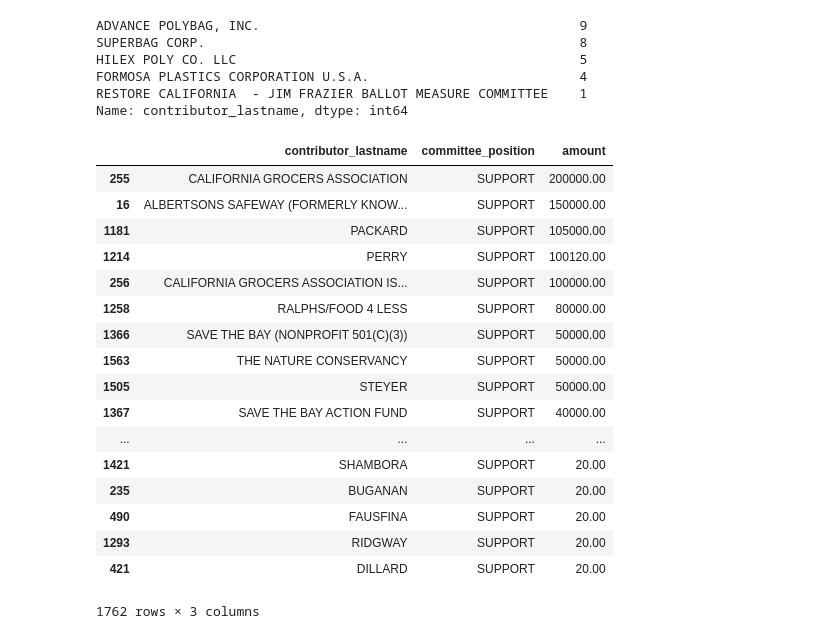
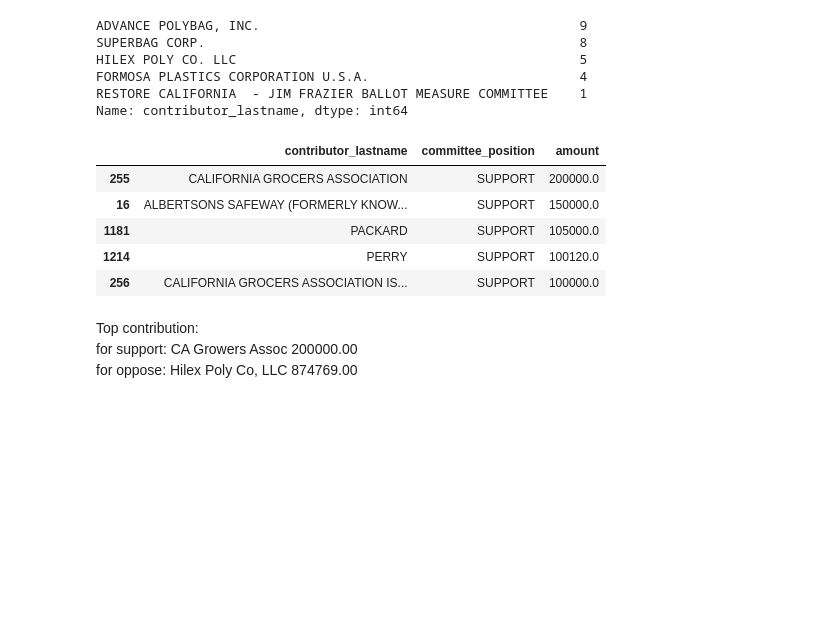
Before and after one commit to Oteu/first-python-notebook, a Jupyter notebook: my-third-notebook.ipynb, the cells around one changed output. Cells and saved outputs as stored; diff of their text form; code cells hidden in the pictures; blank space fills up the shorter version.

```diff
--- a/my-third-notebook.ipynb
+++ b/my-third-notebook.ipynb
@@ -208,23 +200,15 @@ FORMOSA PLASTICS CORPORATION U.S.A.                           4
 RESTORE CALIFORNIA  - JIM FRAZIER BALLOT MEASURE COMMITTEE    1
 Name: contributor_lastname, dtype: int64
 # %%
-support.groupby(["contributor_lastname", "committee_position"]).amount.sum().reset_index().sort_values('amount', ascending=False)
+support.groupby(["contributor_lastname", "committee_position"]).amount.sum().reset_index().sort_values('amount', ascending=False).head()
 # %% [output]
 |  | contributor_lastname | committee_position | amount |
-| 255 | CALIFORNIA GROCERS ASSOCIATION | SUPPORT | 200000.00 |
-| 16 | ALBERTSONS SAFEWAY (FORMERLY KNOW... | SUPPORT | 150000.00 |
-| 1181 | PACKARD | SUPPORT | 105000.00 |
-| 1214 | PERRY | SUPPORT | 100120.00 |
-| 256 | CALIFORNIA GROCERS ASSOCIATION IS... | SUPPORT | 100000.00 |
-| 1258 | RALPHS/FOOD 4 LESS | SUPPORT | 80000.00 |
-| 1366 | SAVE THE BAY (NONPROFIT 501(C)(3)) | SUPPORT | 50000.00 |
-| 1563 | THE NATURE CONSERVANCY | SUPPORT | 50000.00 |
-| 1505 | STEYER | SUPPORT | 50000.00 |
-| 1367 | SAVE THE BAY ACTION FUND | SUPPORT | 40000.00 |
-| ... | ... | ... | ... |
-| 1421 | SHAMBORA | SUPPORT | 20.00 |
-| 235 | BUGANAN | SUPPORT | 20.00 |
-| 490 | FAUSFINA | SUPPORT | 20.00 |
-| 1293 | RIDGWAY | SUPPORT | 20.00 |
-| 421 | DILLARD | SUPPORT | 20.00 |
+| 255 | CALIFORNIA GROCERS ASSOCIATION | SUPPORT | 200000.0 |
+| 16 | ALBERTSONS SAFEWAY (FORMERLY KNOW... | SUPPORT | 150000.0 |
+| 1181 | PACKARD | SUPPORT | 105000.0 |
+| 1214 | PERRY | SUPPORT | 100120.0 |
+| 256 | CALIFORNIA GROCERS ASSOCIATION IS... | SUPPORT | 100000.0 |
-1762 rows × 3 columns
+# %% [markdown]
+Top contribution:
+for support: CA Growers Assoc 200000.00
+for oppose: Hilex Poly Co, LLC 874769.00
```
Also changed, not shown: parts of 9 cells of this notebook, 1 other file.
